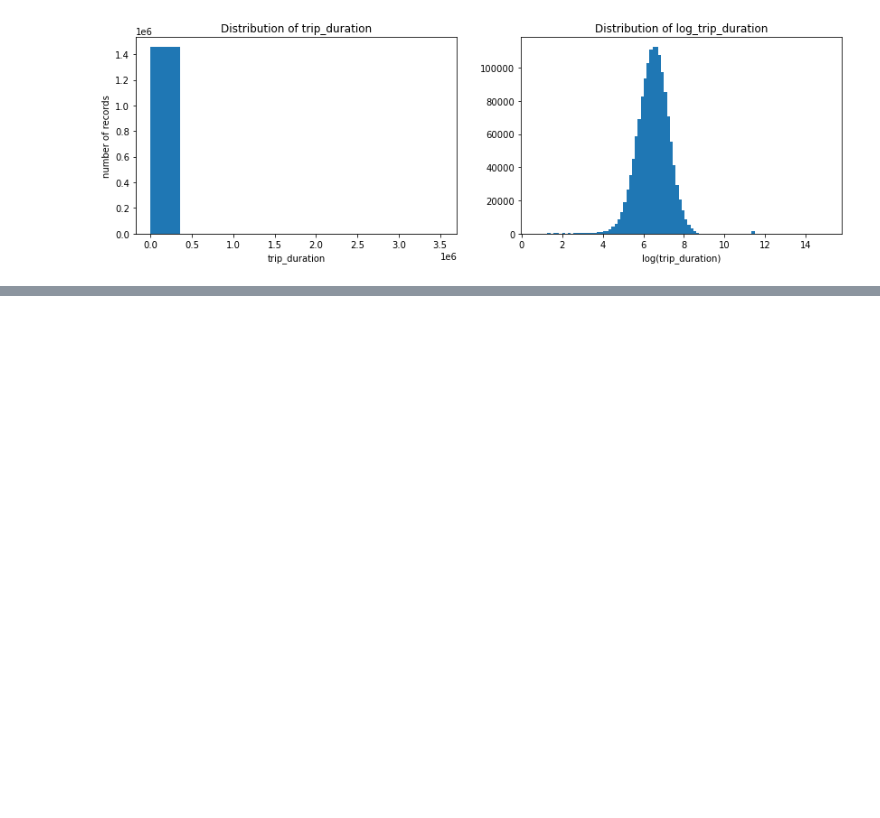
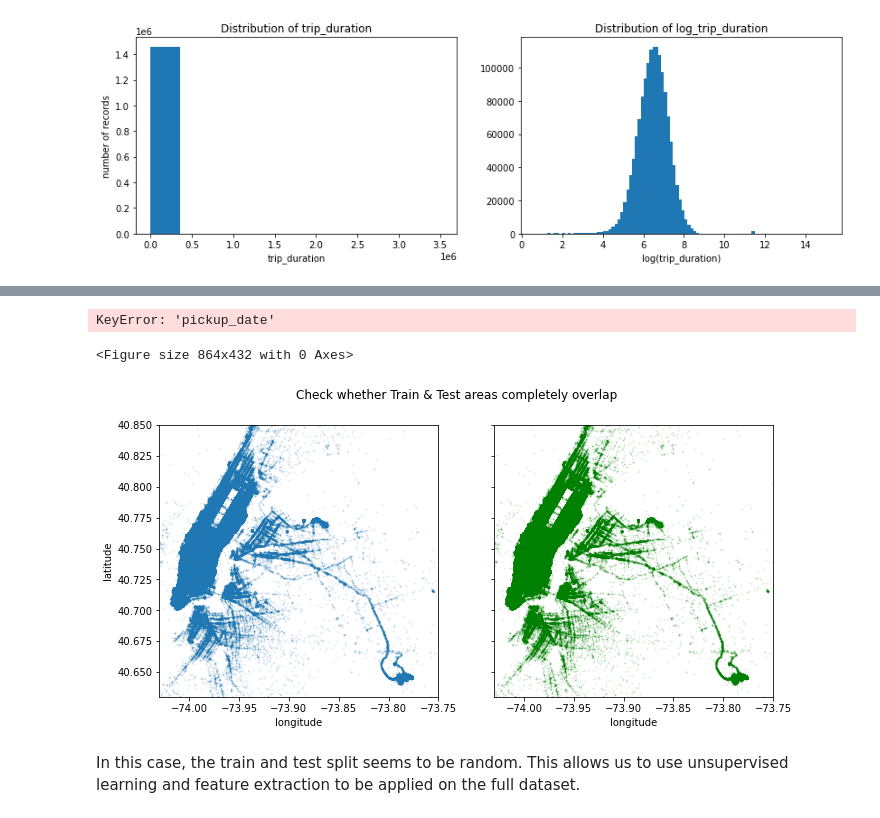
Before and after one commit to sam351/competitions, a Jupyter notebook: kaggle_NY-taxi/200920_NY-taxi_study-04_from-EDA-to-the-Top.ipynb, the cells around one changed output, grey strips where cells are left out. Cells and saved outputs as stored; diff of their text form; code cells hidden in the pictures; blank space fills up the shorter version.

Commit message:
Modify 200920_NY-taxi_study-04_from-EDA-to-the-Top.ipynb
- Add Converting data types & Check the target feature

```diff
--- a/kaggle_NY-taxi/200920_NY-taxi_study-04_from-EDA-to-the-Top.ipynb
+++ b/kaggle_NY-taxi/200920_NY-taxi_study-04_from-EDA-to-the-Top.ipynb
@@ -140,0 +144,34 @@ plt.show()
+# %%
+plt.figure(figsize=(12, 6))
+plt.plot(train.groupby('pickup_date')['id'].count(), '-o', label='train')
+plt.plot(test.groupby('pickup_date')['id'].count(), '-o', label='train')
+plt.title('Check whether Train & Test periods completely overlap')
+plt.xlabel('pickup_date')
+plt.ylabel('number of records')
+plt.legend()
+plt.show()
+# %% [output]
+KeyError: 'pickup_date'
+<Figure size 864x432 with 0 Axes>
+# %%
+city_long_border = (-74.03, -73.75)
+city_lat_border = (40.63, 40.85)
+
+fig, ax = plt.subplots(1, 2, figsize=(11, 5), sharex=True, sharey=True)
+
+ax[0].scatter(train['pickup_longitude'].values, train['pickup_latitude'].values, alpha=0.1, s=1)
+ax[1].scatter(train['pickup_longitude'].values, train['pickup_latitude'].values, color='green', alpha=0.1, s=1)
+
+plt.suptitle('Check whether Train & Test areas completely overlap')
+plt.xlim(city_long_border)
+plt.ylim(city_lat_border)
+
+ax[0].set_xlabel('longitude')
+ax[0].set_ylabel('latitude')
+ax[1].set_xlabel('longitude')
+
+plt.show()
+# %% [output]
+[figure, added]
+# %% [markdown]
+In this case, the train and test split seems to be random. This allows us to use unsupervised learning and feature extraction to be applied on the full dataset.
```
Also changed, not shown: parts of 2 cells of this notebook.
